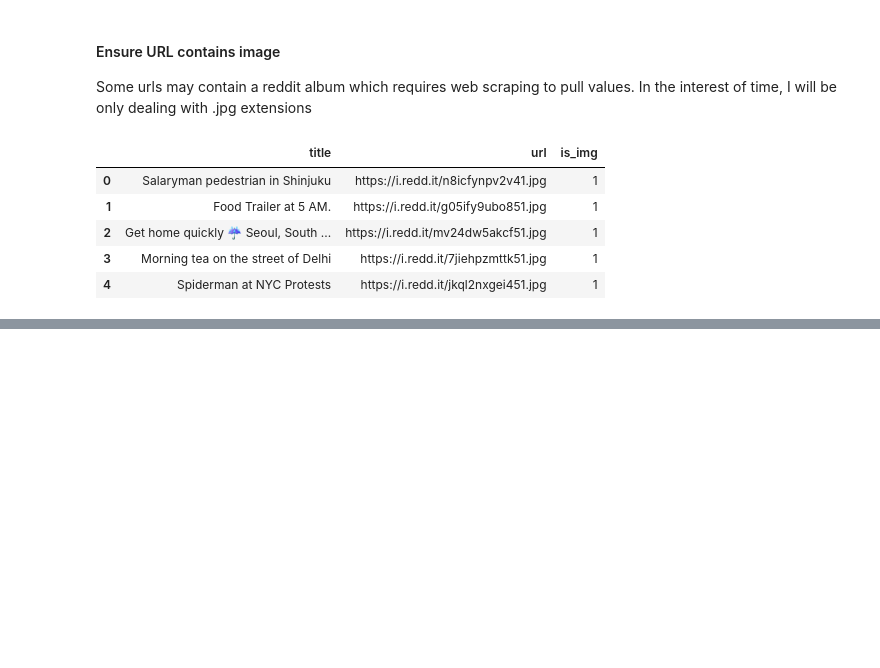
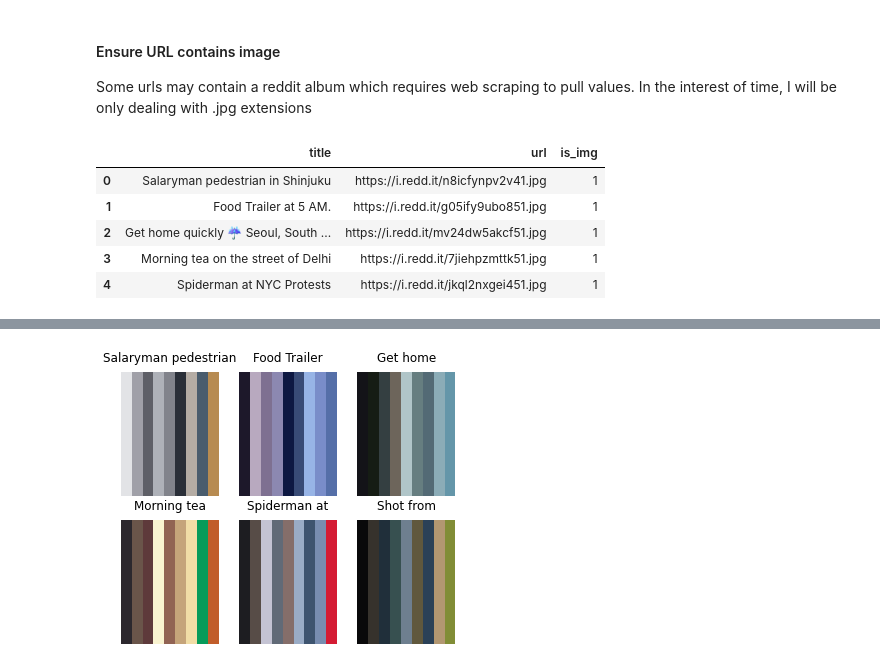
Before and after one commit to yunghanjeong/street_photo_colors, a Jupyter notebook: reddit_scrape_praw.ipynb, the cells around one changed output, grey strips where cells are left out. Saved outputs shown, nothing was run; the diff lists cells and outputs as text; code cells hidden in the pictures; blank space fills up the shorter version.

```diff
--- a/reddit_scrape_praw.ipynb
+++ b/reddit_scrape_praw.ipynb
@@ -119,0 +68,24 @@ palette2
+# %%
+fig, ax = plt.subplots(2, 3, figsize=(6,5))
+
+for i in range(0, df.shape[0]):
+    col = i%3
+    row = i//3
+    plot_df = df.iloc[i,:]
+    width = 1
+
+    x = range(len(plot_df.rgb_palette))
+    y = [width] * len(plot_df.rgb_palette)
+    color = pl.rgb_hex_list(plot_df.rgb_palette)
+
+    axe = ax[row, col]
+
+    axe.bar(x,y, color=color, width=width);
+    axe.set_title(" ".join(plot_df.title.split()[:2]), pad=10)
+    axe.xaxis.set_visible(False)
+    axe.yaxis.set_visible(False)
+    axe.set_xlim(-(width/2), (len(x)-(width/2)))
+    axe.set_ylim(0,1)
+    axe.axis("off")
+# %% [output]
+[figure, added]
```
Also changed, not shown: parts of 18 cells of this notebook, 1 other file.
